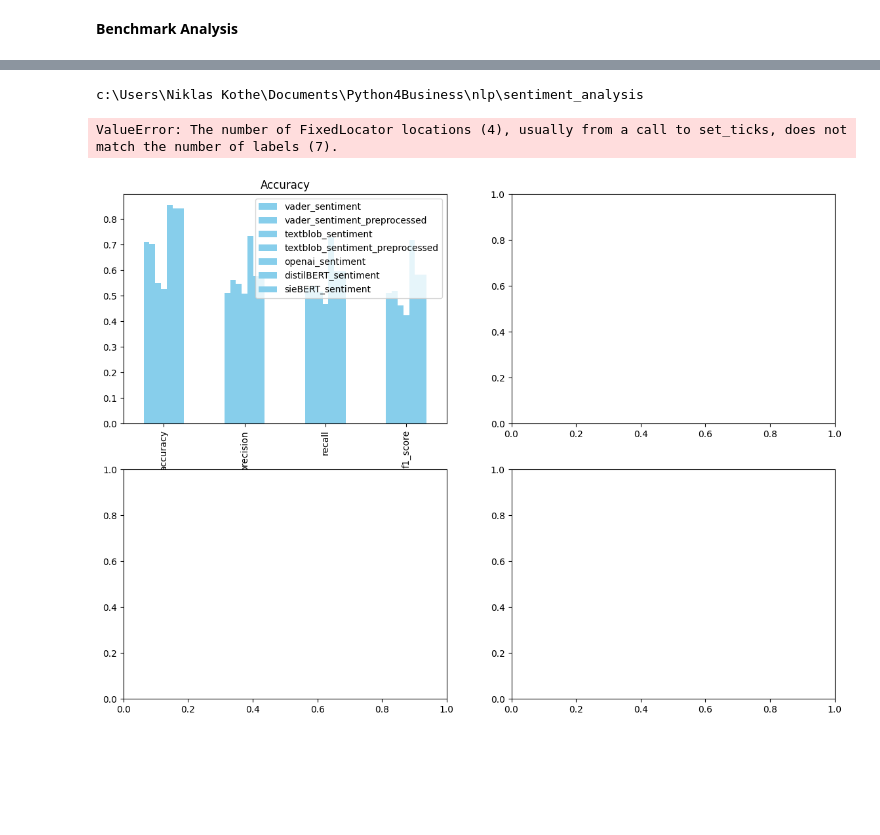
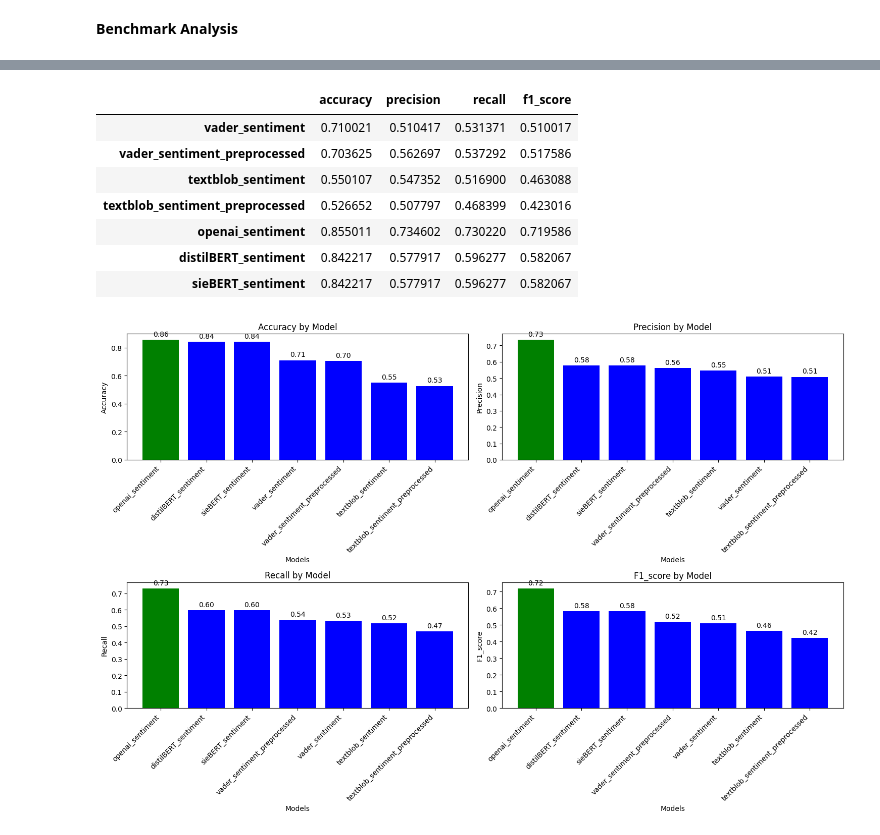
Before and after one commit to YouHayNeZ/NLP_for_Customer_Satisfaction_Modeling, a Jupyter notebook: nlp/sentiment_analysis/sentiment_benchmark_analysis.ipynb, the cells around one changed output, grey strips where cells are left out. Cells and saved outputs as stored; diff of their text form; code cells hidden in the pictures; blank space fills up the shorter version.

Commit message:
Finished benchmarking sentiment analysis

```diff
--- a/nlp/sentiment_analysis/sentiment_benchmark_analysis.ipynb
+++ b/nlp/sentiment_analysis/sentiment_benchmark_analysis.ipynb
@@ -165,53 +171,20 @@ sentiment_columns = [
     "sieBERT_sentiment"
 ]
 
-# Initialize dictionaries to store the metrics
-metrics_results = {
-    'accuracy': {},
-    'precision': {},
-    'recall': {},
-    'f1_score': {}
-}
+# Calculate the metrics
+metrics_df = calculate_metrics(analysis_df, "annotations", sentiment_columns)
+metrics_df
+# %% [output]
+|  | accuracy | precision | recall | f1_score |
+| vader_sentiment | 0.710021 | 0.510417 | 0.531371 | 0.510017 |
+| vader_sentiment_preprocessed | 0.703625 | 0.562697 | 0.537292 | 0.517586 |
+| textblob_sentiment | 0.550107 | 0.547352 | 0.516900 | 0.463088 |
+| textblob_sentiment_preprocessed | 0.526652 | 0.507797 | 0.468399 | 0.423016 |
+| openai_sentiment | 0.855011 | 0.734602 | 0.730220 | 0.719586 |
+| distilBERT_sentiment | 0.842217 | 0.577917 | 0.596277 | 0.582067 |
+| sieBERT_sentiment | 0.842217 | 0.577917 | 0.596277 | 0.582067 |
-# %%
-# Calculate metrics for each sentiment column
-for column in sentiment_columns:
-    y_true = analysis_df["annotations"]
-    y_pred = analysis_df[column]
-
-    metrics_results['accuracy'][column] = accuracy_score(y_true, y_pred)
-    metrics_results['precision'][column] = precision_score(y_true, y_pred, average='macro', zero_division=0)
-    metrics_results['recall'][column] = recall_score(y_true, y_pred, average='macro')
-    metrics_results['f1_score'][column] = f1_score(y_true, y_pred, average='macro')
-
-# Convert metrics results to a DataFrame
-metrics_df = pd.DataFrame(metrics_results)
-# %%
-metrics_df
-import os
-print(os.getcwd())
-# %% [output]
-c:\Users\Niklas Kothe\Documents\Python4Business\nlp\sentiment_analysis
-# %%
-# Convert the accuracy results to a pandas Series and sort by values in descending order
-accuracy_series = pd.Series(accuracy_results).sort_values(ascending=False)
-
-
-# Plot the results
-plt.figure(figsize=(10, 6))
-ax = accuracy_series.plot(kind='bar', color='skyblue')
-plt.title('Accuracy of Different Sentiment Analysis Methods')
-plt.xlabel('Sentiment Analysis Method')
-plt.ylabel('Accuracy Score')
-plt.xticks(rotation=45, ha='right')
-plt.grid(True, linestyle='--', alpha=0.7)  # Adding a grid
-
-# Add the accuracy scores above the bars
-for p in ax.patches:
-    ax.annotate(f'{p.get_height():.2f}', (p.get_x() + p.get_width() / 2., p.get_height()),
-                ha='center', va='bottom', fontsize=10, color='black')
-
-plt.tight_layout()
-plt.show()
-# %% [output]
-ValueError: The number of FixedLocator locations (4), usually from a call to set_ticks, does not match the number of labels (7).
-[figure, removed]
+# %%
+# Plot barplots per specific metric and mark the the best performing sentiment analysis
+plot_metrics(metrics_df)
+# %% [output]
+[figure, added]
```
Also changed, not shown: parts of 25 cells of this notebook, 3 other files.
